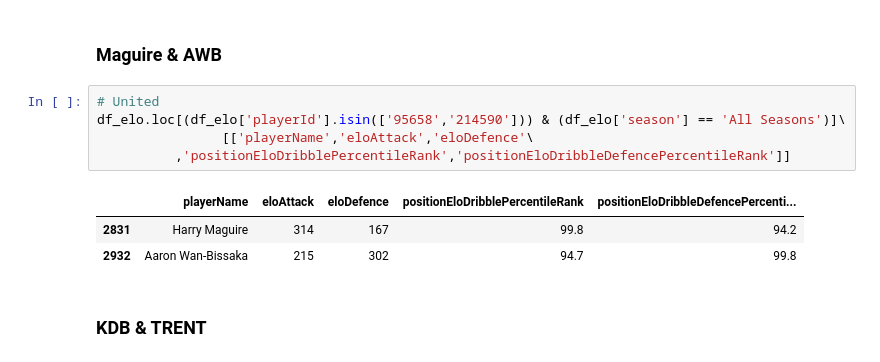
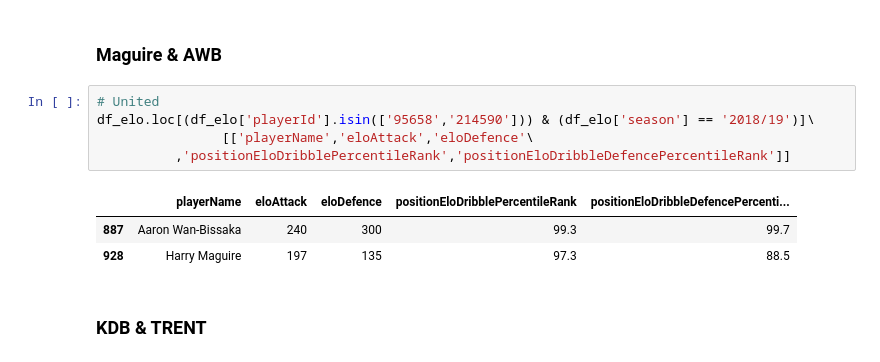
Before and after one commit to christiangilson/MSc-Applied-Statistics-Project-Code, a Jupyter notebook: Applications/xT/Player xT.ipynb, the cells around one changed output. Drawn from its saved outputs; the diff is of its cells as text.

```diff
--- a/Applications/xT/Player xT.ipynb
+++ b/Applications/xT/Player xT.ipynb
@@ -463,13 +463,13 @@ df_elo.loc[(df_elo['playerId'].isin(['176297','106760','200617','220688','214590
 ### Maguire & AWB
 # %%
 # United
-df_elo.loc[(df_elo['playerId'].isin(['95658','214590'])) & (df_elo['season'] == 'All Seasons')]\
+df_elo.loc[(df_elo['playerId'].isin(['95658','214590'])) & (df_elo['season'] == '2018/19')]\
                 [['playerName','eloAttack','eloDefence'\
           ,'positionEloDribblePercentileRank','positionEloDribbleDefencePercentileRank']]
 # %% [output]
 |  | playerName | eloAttack | eloDefence | positionEloDribblePercentileRank | positionEloDribbleDefencePercenti... |
-| 2831 | Harry Maguire | 314 | 167 | 99.8 | 94.2 |
-| 2932 | Aaron Wan-Bissaka | 215 | 302 | 94.7 | 99.8 |
+| 887 | Aaron Wan-Bissaka | 240 | 300 | 99.3 | 99.7 |
+| 928 | Harry Maguire | 197 | 135 | 97.3 | 88.5 |
 # %% [markdown]
 ### KDB & TRENT
 # %%
```
Also changed, not shown: parts of 5 cells of this notebook.
